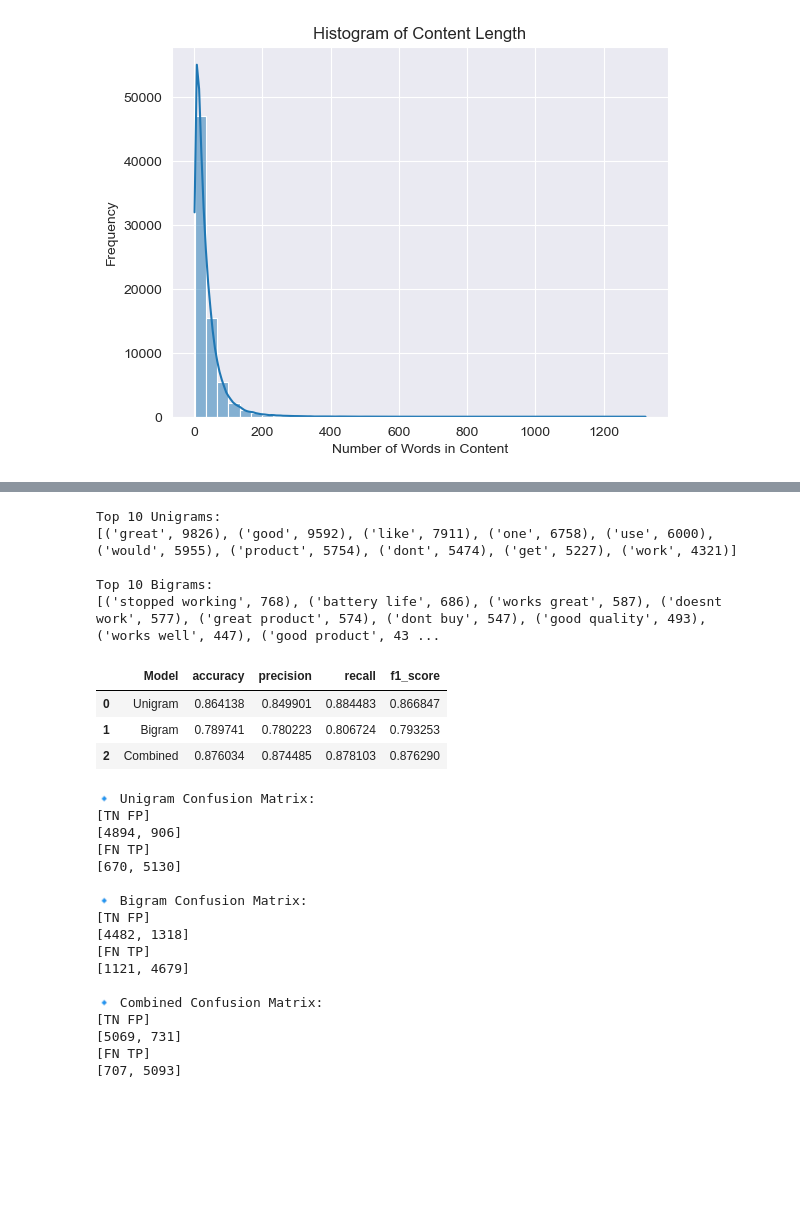
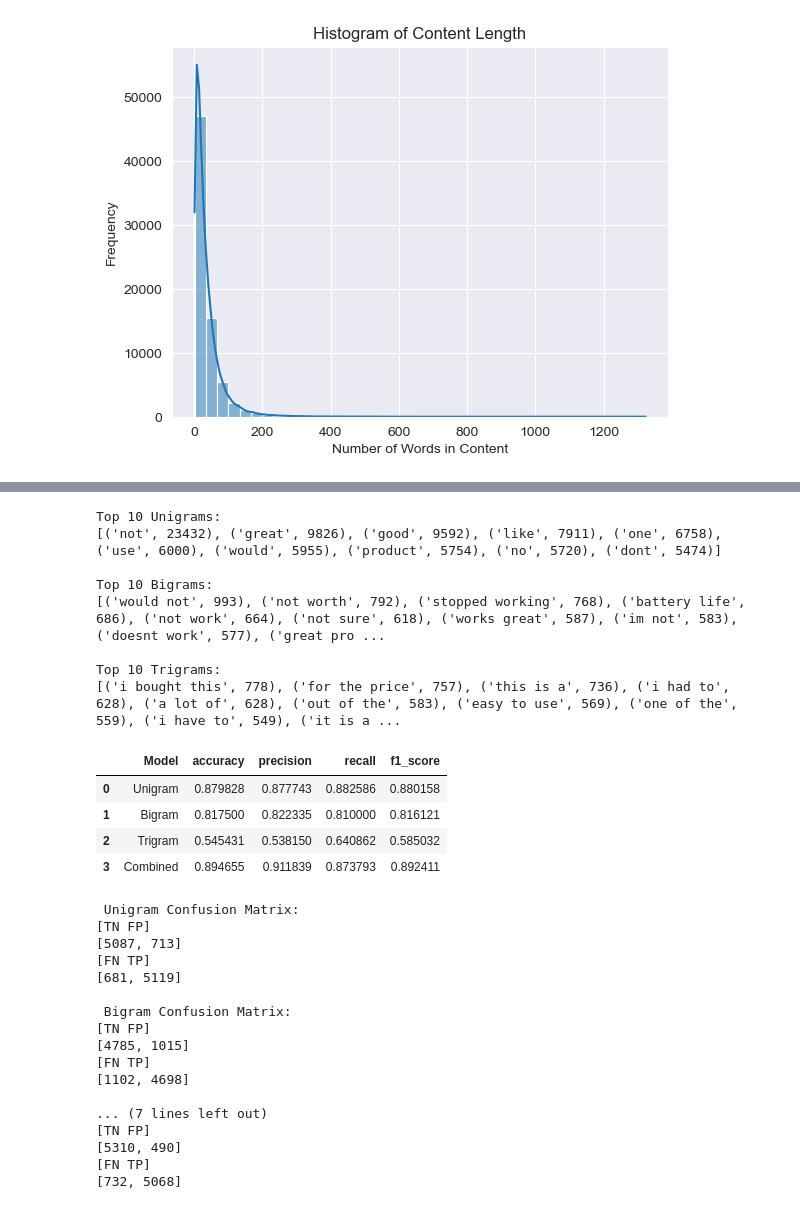
Before and after one commit to zeynepcetin589/ML_Assignment3, a Jupyter notebook: pa3.ipynb, the cells around one changed output, grey strips where cells are left out. Cells and saved outputs as stored; diff of their text form; code cells hidden in the pictures; blank space fills up the shorter version.

Commit message:
trigram

```diff
--- a/pa3.ipynb
+++ b/pa3.ipynb
@@ -196,12 +219,18 @@ print(Counter(unigram_dict).most_common(10))
 
 print("\nTop 10 Bigrams:")
 print(Counter(bigram_dict).most_common(10))
+
+print("\nTop 10 Trigrams:")
+print(Counter(trigram_dict).most_common(10))
 # %% [output]
 Top 10 Unigrams:
-[('great', 9826), ('good', 9592), ('like', 7911), ('one', 6758), ('use', 6000), ('would', 5955), ('product', 5754), ('dont', 5474), ('get', 5227), ('work', 4321)]
+[('not', 23432), ('great', 9826), ('good', 9592), ('like', 7911), ('one', 6758), ('use', 6000), ('would', 5955), ('product', 5754), ('no', 5720), ('dont', 5474)]
 
 Top 10 Bigrams:
-[('stopped working', 768), ('battery life', 686), ('works great', 587), ('doesnt work', 577), ('great product', 574), ('dont buy', 547), ('good quality', 493), ('works well', 447), ('good product', 43 ...
+[('would not', 993), ('not worth', 792), ('stopped working', 768), ('battery life', 686), ('not work', 664), ('not sure', 618), ('works great', 587), ('im not', 583), ('doesnt work', 577), ('great pro ...
+
+Top 10 Trigrams:
+[('i bought this', 778), ('for the price', 757), ('this is a', 736), ('i had to', 628), ('a lot of', 628), ('out of the', 583), ('easy to use', 569), ('one of the', 559), ('i have to', 549), ('it is a ...
 # %%
 class NaiveBayesClassifier:
     def __init__(self, n_gram=1):
@@ -232,10 +261,13 @@ class NaiveBayesClassifier:
                 tokens = remove_stopwords(tokenize(text, 1))
             elif self.n_gram == 2:
                 tokens = remove_stopwords_from_bigrams(tokenize(text, 2))
+            elif self.n_gram == 3:
+                tokens = remove_stopwords_from_trigrams(tokenize(text, 3))
             elif self.n_gram == "combined":
                 uni = remove_stopwords(tokenize(text, 1))
                 bi = remove_stopwords_from_bigrams(tokenize(text, 2))
-                tokens = uni + bi
+                tri = remove_stopwords_from_trigrams(tokenize(text, 3))
+                tokens = uni + bi + tri
             else:
                 tokens = tokenize(text, self.n_gram)
 
@@ -253,6 +285,9 @@ class NaiveBayesClassifier:
         elif self.n_gram == 2:
             title_tokens = remove_stopwords_from_bigrams(tokenize(title, 2))
             content_tokens = remove_stopwords_from_bigrams(tokenize(content, 2))
+        elif self.n_gram == 3:
+            title_tokens = remove_stopwords_from_trigrams(tokenize(title, 3))
+            content_tokens = remove_stopwords_from_trigrams(tokenize(content, 3))
         elif self.n_gram == "combined":
             title_tokens = (
                 remove_stopwords(tokenize(title, 1)) +
@@ -260,7 +295,8 @@ class NaiveBayesClassifier:
             )
             content_tokens = (
             remove_stopwords(tokenize(content, 1)) +
-            remove_stopwords_from_bigrams(tokenize(content, 2))
+            remove_stopwords_from_bigrams(tokenize(content, 2)) +
+            remove_stopwords_from_trigrams(tokenize(content, 3))
             )
         else:
             title_tokens = tokenize(title, self.n_gram)
@@ -303,9 +339,11 @@ nb_comb.train(train_df['Combined'], train_df['Label'], train_df['Star'])
 #Training
 nb_unigram = NaiveBayesClassifier(n_gram=1)
 nb_bigram = NaiveBayesClassifier(n_gram=2)
+nb_trigram = NaiveBayesClassifier(n_gram=3)
 
 nb_unigram.train(train_df['Combined'], train_df['Label'], train_df['Star'])
 nb_bigram.train(train_df['Combined'], train_df['Label'], train_df['Star'])
+nb_trigram.train(train_df['Combined'], train_df['Label'], train_df['Star'])
 
 
 # UNIGRAM predictions
@@ -320,7 +358,12 @@ test_df['pred_bi'] = test_df.apply(
     axis=1
 )
 
-# COMBINED (unigram + bigram) predictions
+test_df['pred_tri'] = test_df.apply(
+    lambda row: nb_trigram.predict_with_weights(row['Title'], row['Content'], 0.6, 0.4),
+    axis=1
+)
+
+# COMBINED (unigram + bigram + trigram) predictions
 nb_comb = NaiveBayesClassifier(n_gram="combined")
 nb_comb.train(train_df['Combined'], train_df['Label'], train_df['Star'])
 
@@ -347,36 +390,39 @@ def compute_metrics(y_true, y_pred):
     recall = TP / (TP + FN) if TP + FN > 0 else 0
     f1 = 2 / (1/precision + 1/recall) if precision + recall > 0 else 0
 
     return {
         "TP": TP, "TN": TN, "FP": FP, "FN": FN,
         "accuracy": accuracy,
         "precision": precision,
         "recall": recall,
         "f1_score": f1
     }
 
 
 
 # Compute metrics separately for each model
 metrics_uni = compute_metrics(test_df['Label'].tolist(), test_df['pred_uni'].tolist())
 metrics_bi = compute_metrics(test_df['Label'].tolist(), test_df['pred_bi'].tolist())
+metrics_tri = compute_metrics(test_df['Label'].tolist(), test_df['pred_tri'].tolist())
 metrics_comb = compute_metrics(test_df['Label'].tolist(), test_df['pred_comb'].tolist())
 
 # Create a clean comparison table
 results_df = pd.DataFrame([
     {"Model": "Unigram", **metrics_uni},
     {"Model": "Bigram", **metrics_bi},
+    {"Model": "Trigram", **metrics_tri},
     {"Model": "Combined", **metrics_comb}
 ])
 
 # Show comparison
 results_df = results_df[["Model", "accuracy", "precision", "recall", "f1_score"]]
 results_df
 # %% [output]
 |  | Model | accuracy | precision | recall | f1_score |
-| 0 | Unigram | 0.864138 | 0.849901 | 0.884483 | 0.866847 |
-| 1 | Bigram | 0.789741 | 0.780223 | 0.806724 | 0.793253 |
-| 2 | Combined | 0.876034 | 0.874485 | 0.878103 | 0.876290 |
+| 0 | Unigram | 0.879828 | 0.877743 | 0.882586 | 0.880158 |
+| 1 | Bigram | 0.817500 | 0.822335 | 0.810000 | 0.816121 |
+| 2 | Trigram | 0.545431 | 0.538150 | 0.640862 | 0.585032 |
+| 3 | Combined | 0.894655 | 0.911839 | 0.873793 | 0.892411 |
 # %%
 def manual_confusion_matrix(y_true, y_pred):
     TP = FP = TN = FN = 0
@@ -397,7 +443,7 @@ def manual_confusion_matrix(y_true, y_pred):
 
 # Unigram Confusion Matrix
 cm_uni = manual_confusion_matrix(test_df['Label'].tolist(), test_df['pred_uni'].tolist())
-print("🔹 Unigram Confusion Matrix:")
+print(" Unigram Confusion Matrix:")
 print("[TN FP]")
 print(cm_uni[0])
 print("[FN TP]")
@@ -406,34 +452,45 @@ print(cm_uni[1])
 
 # Bigram Confusion Matrix
 cm_bi = manual_confusion_matrix(test_df['Label'].tolist(), test_df['pred_bi'].tolist())
-print("\n🔹 Bigram Confusion Matrix:")
+print("\n Bigram Confusion Matrix:")
 print("[TN FP]")
 print(cm_bi[0])
 print("[FN TP]")
 print(cm_bi[1])
 
+
+# Bigram Confusion Matrix
+cm_tri = manual_confusion_matrix(test_df['Label'].tolist(), test_df['pred_tri'].tolist())
+print("\n Trigram Confusion Matrix:")
+print("[TN FP]")
+print(cm_tri[0])
+print("[FN TP]")
+print(cm_tri[1])
+
+
+
 # Combined Confusion Matrix
 cm_comb = manual_confusion_matrix(test_df['Label'].tolist(), test_df['pred_comb'].tolist())
-print("\n🔹 Combined Confusion Matrix:")
+print("\n Combined Confusion Matrix:")
 print("[TN FP]")
 print(cm_comb[0])
 print("[FN TP]")
 print(cm_comb[1])
 # %% [output]
-🔹 Unigram Confusion Matrix:
+ Unigram Confusion Matrix:
 [TN FP]
-[4894, 906]
+[5087, 713]
 [FN TP]
-[670, 5130]
+[681, 5119]
 
-🔹 Bigram Confusion Matrix:
+ Bigram Confusion Matrix:
 [TN FP]
-[4482, 1318]
+[4785, 1015]
 [FN TP]
-[1121, 4679]
+[1102, 4698]
 
-🔹 Combined Confusion Matrix:
+... (7 lines left out)
 [TN FP]
-[5069, 731]
+[5310, 490]
 [FN TP]
-[707, 5093]
+[732, 5068]
```
Also changed, not shown: parts of 5 cells of this notebook.
